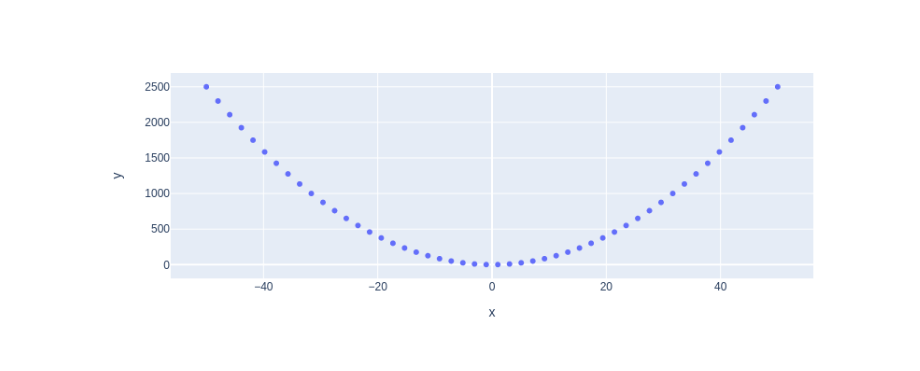
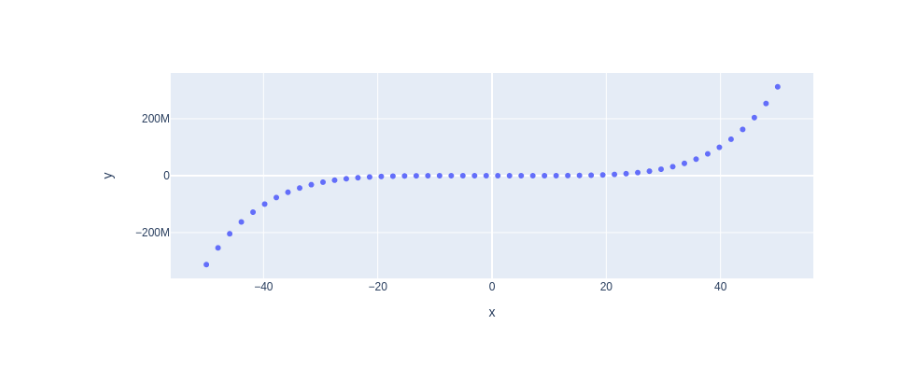
Before and after one commit to dtullyirl/my-notebooks-repo, a Jupyter notebook: experiment1.ipynb, the cells around one changed output. Saved outputs shown, nothing was run; the diff lists cells and outputs as text; code cells hidden in the pictures.

```diff
--- a/experiment1.ipynb
+++ b/experiment1.ipynb
@@ -1,28 +1,28 @@
 # %%
 import numpy as np
 
 import plotly.express as px
 
 
 
 # x-axis data points
 
 x = np.linspace(start=-50, stop=50)
 
 
 
 # y-axis data points
 
-y = x ** 2
+y = x ** 5
 
 
 
 # define the plot
 
 fig = px.scatter(x=x, y=y)
 
 
 
 fig.show()
 # %% [output]
-[figure, old version]
+[figure, new version]
```
